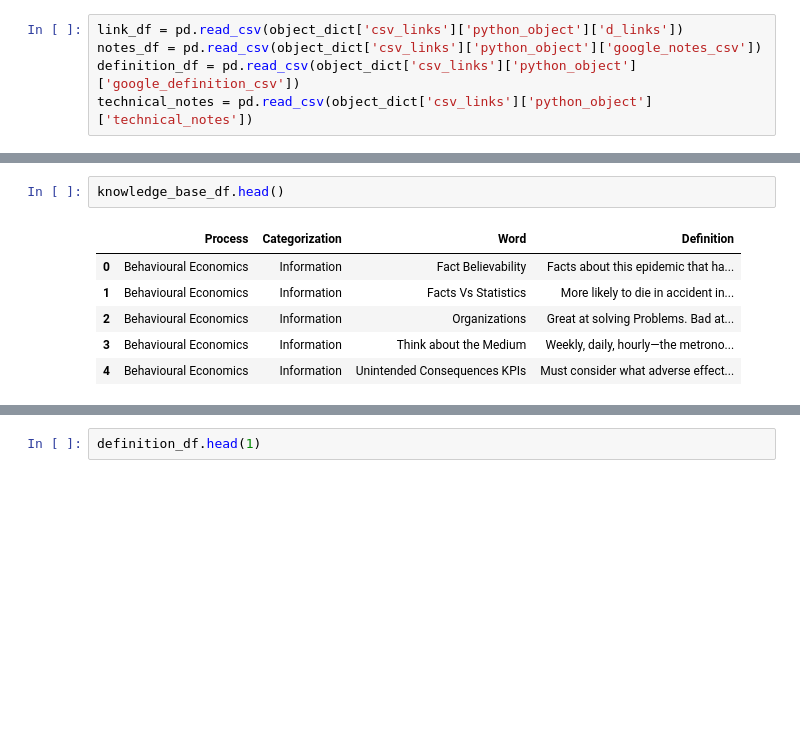
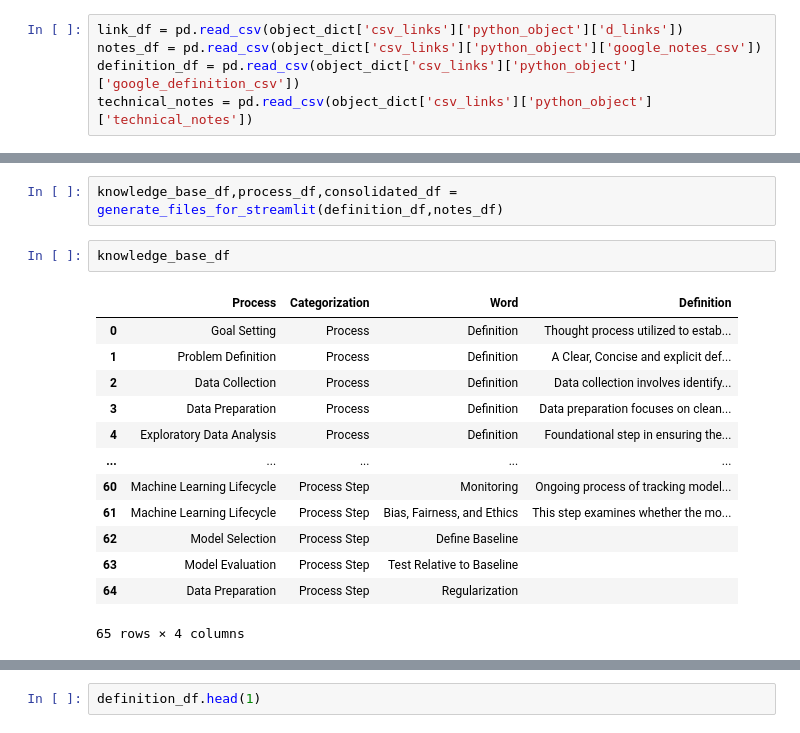
Before and after one commit to derek-dewald/Python_Tools, a Jupyter notebook: JupyterNotebooks/Development - TEMP.ipynb, the cells around one changed output, grey strips where cells are left out. Saved outputs shown, nothing was run; the diff lists cells and outputs as text; blank space fills up the shorter version.

```diff
--- a/JupyterNotebooks/Development - TEMP.ipynb
+++ b/JupyterNotebooks/Development - TEMP.ipynb
@@ -28,9 +140,18 @@ technical_notes = pd.read_csv(object_dict['csv_links']['python_object']['technic
+# %%
+knowledge_base_df,process_df,consolidated_df = generate_files_for_streamlit(definition_df,notes_df)
 # %%
-knowledge_base_df.head()
+knowledge_base_df
 # %% [output]
 |  | Process | Categorization | Word | Definition |
-| 0 | Behavioural Economics | Information | Fact Believability | Facts about this epidemic that ha... |
-| 1 | Behavioural Economics | Information | Facts Vs Statistics | More likely to die in accident in... |
-| 2 | Behavioural Economics | Information | Organizations | Great at solving Problems. Bad at... |
-| 3 | Behavioural Economics | Information | Think about the Medium | Weekly, daily, hourly—the metrono... |
-| 4 | Behavioural Economics | Information | Unintended Consequences KPIs | Must consider what adverse effect... |
+| 0 | Goal Setting | Process | Definition | Thought process utilized to estab... |
+| 1 | Problem Definition | Process | Definition | A Clear, Concise and explicit def... |
+| 2 | Data Collection | Process | Definition | Data collection involves identify... |
+| 3 | Data Preparation | Process | Definition | Data preparation focuses on clean... |
+| 4 | Exploratory Data Analysis | Process | Definition | Foundational step in ensuring the... |
+| ... | ... | ... | ... | ... |
+| 60 | Machine Learning Lifecycle | Process Step | Monitoring | Ongoing process of tracking model... |
+| 61 | Machine Learning Lifecycle | Process Step | Bias, Fairness, and Ethics | This step examines whether the mo... |
+| 62 | Model Selection | Process Step | Define Baseline |  |
+| 63 | Model Evaluation | Process Step | Test Relative to Baseline |  |
+| 64 | Data Preparation | Process Step | Regularization |  |
+65 rows × 4 columns
```
Also changed, not shown: parts of 24 cells of this notebook, 4 other files.
